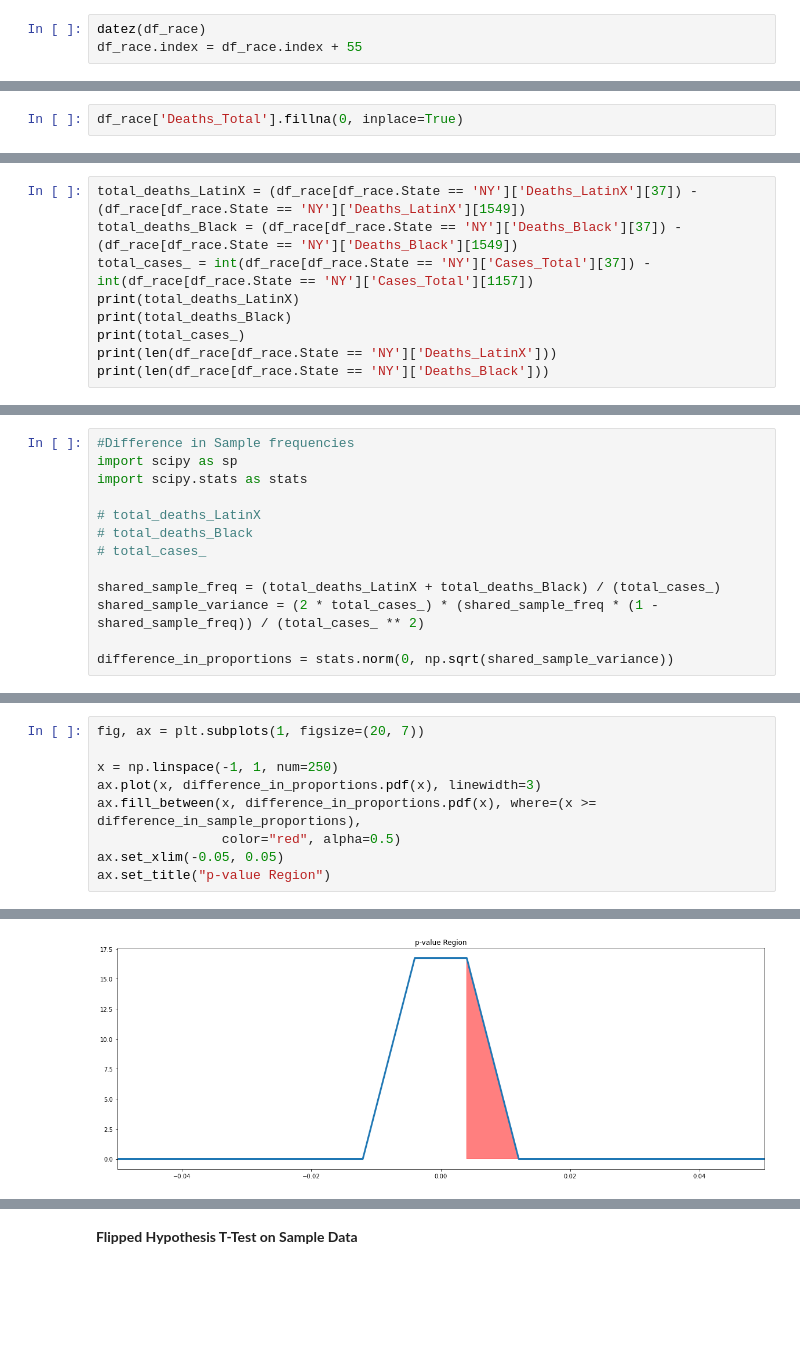
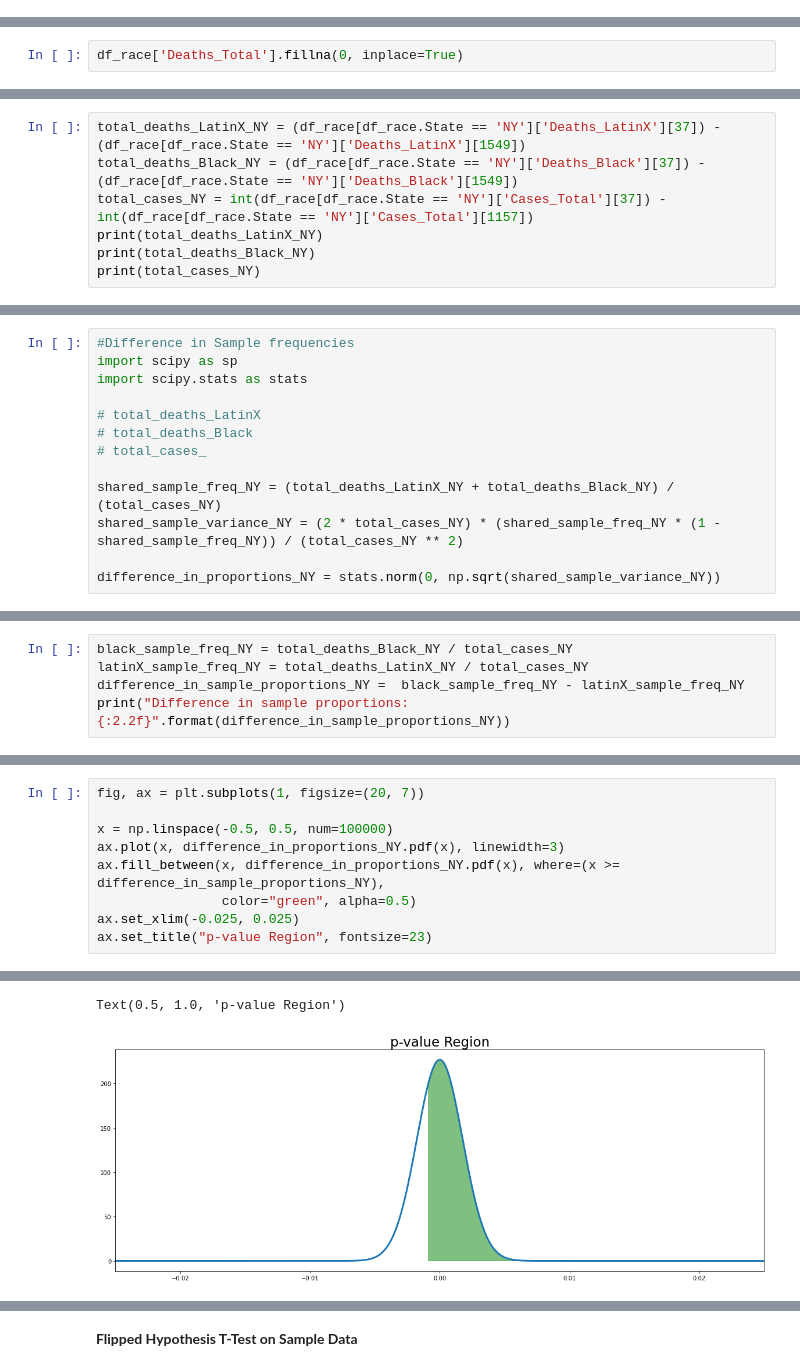
Before and after one commit to thespence7/Covid19-Statistical-Analysis, a Jupyter notebook: covid_tracker/Capstone1_import_data.ipynb, the cells around one changed output, grey strips where cells are left out. Cells and saved outputs as stored; diff of their text form; blank space fills up the shorter version.

```diff
--- a/covid_tracker/Capstone1_import_data.ipynb
+++ b/covid_tracker/Capstone1_import_data.ipynb
@@ -30,3 +19,0 @@ df_race.drop(['Deaths_Ethnicity_NonHispanic'], axis=1, inplace=True)
-# %%
-datez(df_race)
-df_race.index = df_race.index + 55
@@ -473,12 +95,10 @@ death_pct_count(Black_deaths_NY_from_July5_July8,cases_btwn_July8_5)
 # %%
-total_deaths_LatinX = (df_race[df_race.State == 'NY']['Deaths_LatinX'][37]) - (df_race[df_race.State == 'NY']['Deaths_LatinX'][1549])
-total_deaths_Black = (df_race[df_race.State == 'NY']['Deaths_Black'][37]) - (df_race[df_race.State == 'NY']['Deaths_Black'][1549])
-total_cases_ = int(df_race[df_race.State == 'NY']['Cases_Total'][37]) - int(df_race[df_race.State == 'NY']['Cases_Total'][1157])
-print(total_deaths_LatinX)
-print(total_deaths_Black)
-print(total_cases_)
-print(len(df_race[df_race.State == 'NY']['Deaths_LatinX']))
-print(len(df_race[df_race.State == 'NY']['Deaths_Black']))
+total_deaths_LatinX_NY = (df_race[df_race.State == 'NY']['Deaths_LatinX'][37]) - (df_race[df_race.State == 'NY']['Deaths_LatinX'][1549])
+total_deaths_Black_NY = (df_race[df_race.State == 'NY']['Deaths_Black'][37]) - (df_race[df_race.State == 'NY']['Deaths_Black'][1549])
+total_cases_NY = int(df_race[df_race.State == 'NY']['Cases_Total'][37]) - int(df_race[df_race.State == 'NY']['Cases_Total'][1157])
+print(total_deaths_LatinX_NY)
+print(total_deaths_Black_NY)
+print(total_cases_NY)
 # %% [output]
 4546.0
 4483.0
@@ -498,10 +112,10 @@ import scipy.stats as stats
 # total_deaths_Black
 # total_cases_
 
-shared_sample_freq = (total_deaths_LatinX + total_deaths_Black) / (total_cases_)
-shared_sample_variance = (2 * total_cases_) * (shared_sample_freq * (1 - shared_sample_freq)) / (total_cases_ ** 2)
+shared_sample_freq_NY = (total_deaths_LatinX_NY + total_deaths_Black_NY) / (total_cases_NY)
+shared_sample_variance_NY = (2 * total_cases_NY) * (shared_sample_freq_NY * (1 - shared_sample_freq_NY)) / (total_cases_NY ** 2)
 
-difference_in_proportions = stats.norm(0, np.sqrt(shared_sample_variance))
+difference_in_proportions_NY = stats.norm(0, np.sqrt(shared_sample_variance_NY))
 # %%
 fig, ax = plt.subplots(1, figsize=(16, 3))
 
@@ -524,0 +129,5 @@ Difference in sample proportions: 0.00
+# %%
+black_sample_freq_NY = total_deaths_Black_NY / total_cases_NY
+latinX_sample_freq_NY = total_deaths_LatinX_NY / total_cases_NY
+difference_in_sample_proportions_NY =  black_sample_freq_NY - latinX_sample_freq_NY
+print("Difference in sample proportions: {:2.2f}".format(difference_in_sample_proportions_NY))
@@ -530,10 +141,10 @@ p-value for deaths frequency comparison: 0.15
 # %%
 fig, ax = plt.subplots(1, figsize=(20, 7))
 
-x = np.linspace(-1, 1, num=250)
-ax.plot(x, difference_in_proportions.pdf(x), linewidth=3)
-ax.fill_between(x, difference_in_proportions.pdf(x), where=(x >= difference_in_sample_proportions),
-                color="red", alpha=0.5)
-ax.set_xlim(-0.05, 0.05)
-ax.set_title("p-value Region")
+x = np.linspace(-0.5, 0.5, num=100000)
+ax.plot(x, difference_in_proportions_NY.pdf(x), linewidth=3)
+ax.fill_between(x, difference_in_proportions_NY.pdf(x), where=(x >= difference_in_sample_proportions_NY),
+                color="green", alpha=0.5)
+ax.set_xlim(-0.025, 0.025)
+ax.set_title("p-value Region", fontsize=23)
 # %% [output]
@@ -541,2 +152,3 @@ Text(0.5, 1.0, 'p-value Region')
+Text(0.5, 1.0, 'p-value Region')
-[figure, old version]
+[figure, new version]
 # %%
```
Also changed, not shown: parts of 69 cells of this notebook, 3 other files.
